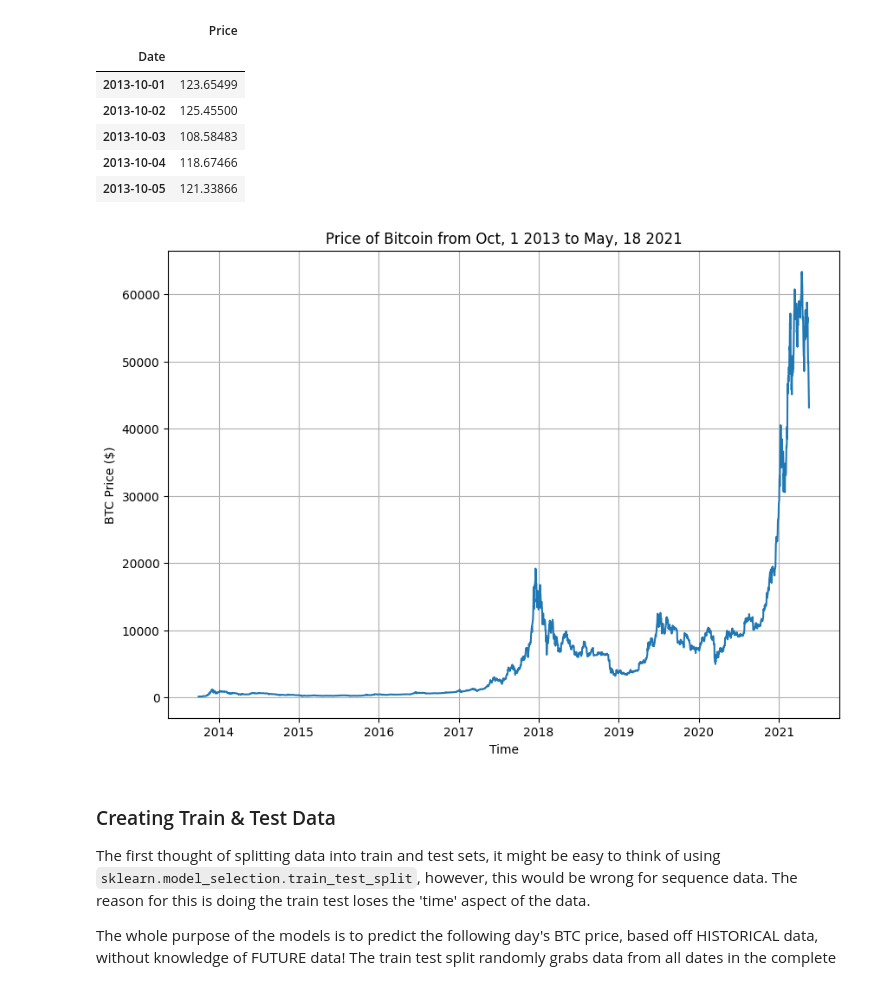
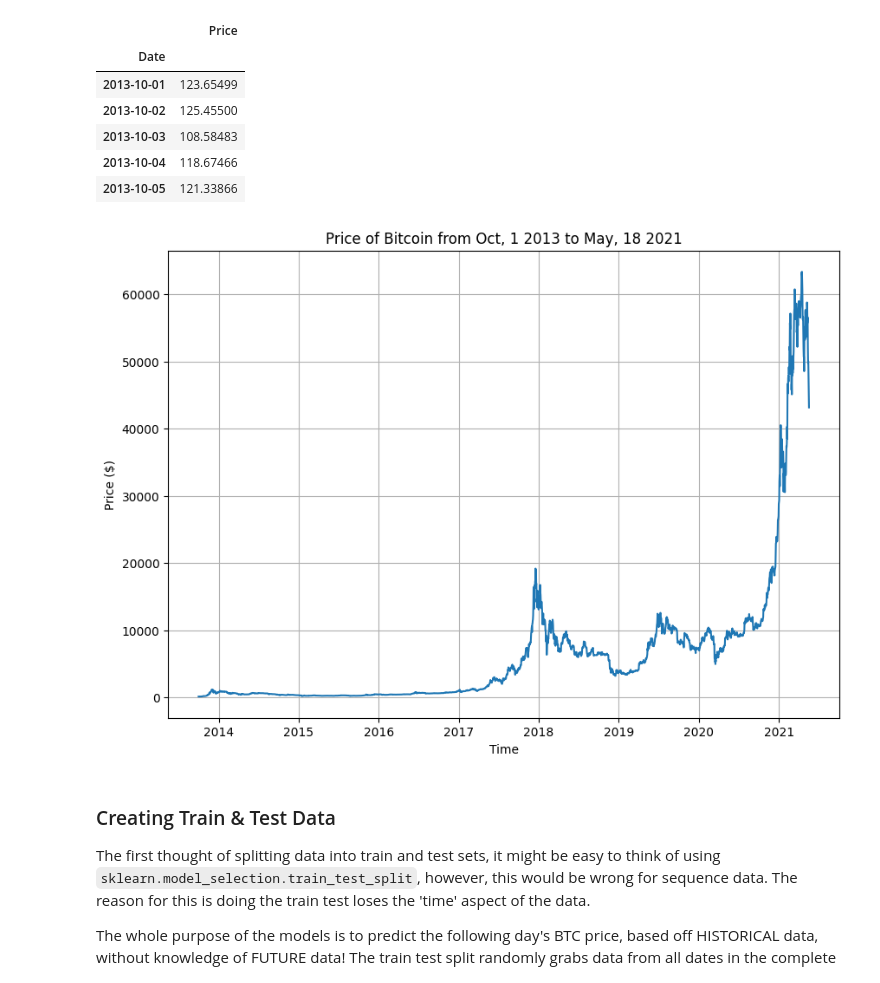
Before and after one commit to bkubick/deep-learning-development, a Jupyter notebook: projects/bit_predict/bit_predict.ipynb, the cells around one changed output. Saved outputs shown, nothing was run; the diff lists cells and outputs as text; code cells hidden in the pictures.

```diff
--- a/projects/bit_predict/bit_predict.ipynb
+++ b/projects/bit_predict/bit_predict.ipynb
@@ -455,13 +278,14 @@ bitcoin_prices.head()
 | 2013-10-04 | 118.67466 |
 | 2013-10-05 | 121.33866 |
 # %%
-plot_timeseries(timesteps,
-                prices,
-                format='-',
-                title='Price of Bitcoin from Oct, 1 2013 to May, 18 2021',
-                new_figure=True)
+ml_toolbox.analysis.timeseries.plot_price_vs_timesteps(
+    timesteps,
+    prices,
+    format='-',
+    title='Price of Bitcoin from Oct, 1 2013 to May, 18 2021',
+    new_figure=True)
 # %% [output]
-[figure, old version]
+[figure, new version]
 # %% [markdown]
 ### Creating Train & Test Data
 
```
Also changed, not shown: parts of 76 cells of this notebook.
